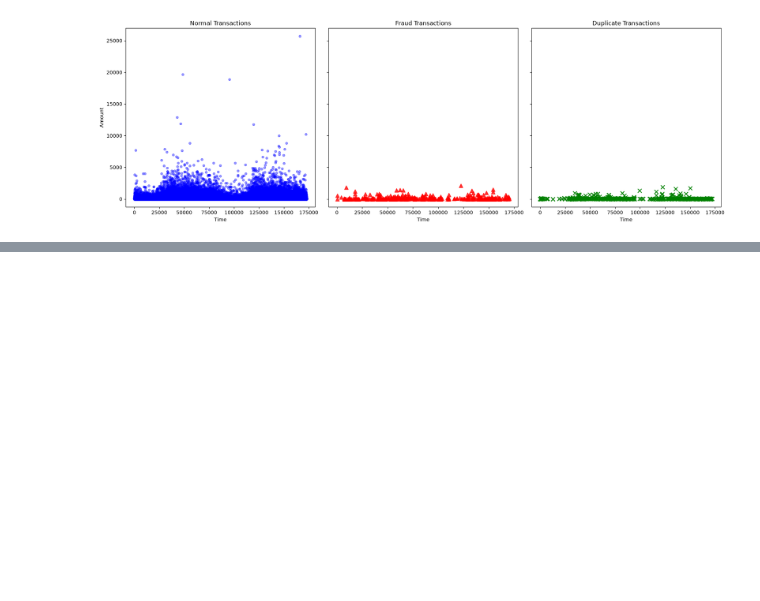
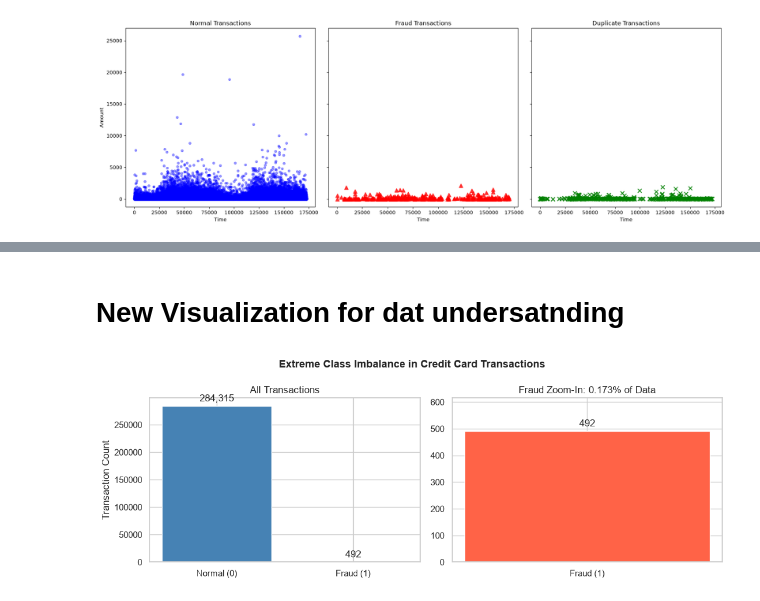
Before and after one commit to tankajoshi122/credit-card-fraud-extreme-imbalance, a Jupyter notebook: notebooks/01_data_understanding_eda.ipynb, the cells around one changed output, grey strips where cells are left out. Saved outputs shown, nothing was run; the diff lists cells and outputs as text; code cells hidden in the pictures; blank space fills up the shorter version.

```diff
--- a/notebooks/01_data_understanding_eda.ipynb
+++ b/notebooks/01_data_understanding_eda.ipynb
@@ -338,0 +574,35 @@ hello
+# %% [markdown]
+# New  Visualization for dat undersatnding
+# %%
+import matplotlib.pyplot as plt
+
+# Count normal and fraud transactions
+counts = df["Class"].value_counts()
+normal = counts[0]
+fraud = counts[1]
+total = normal + fraud
+
+fig, axes = plt.subplots(1, 2, figsize=(11, 4))
+
+# Chart 1: Original class distribution
+bars = axes[0].bar(
+    ["Normal (0)", "Fraud (1)"],
+    [normal, fraud],
+    color=["steelblue", "tomato"]
+)
+axes[0].bar_label(bars, labels=[f"{normal:,}", f"{fraud:,}"], padding=3)
+axes[0].set_title("All Transactions")
+axes[0].set_ylabel("Transaction Count")
+
+# Chart 2: Zoom in on fraud
+bars = axes[1].bar(["Fraud (1)"], [fraud], color="tomato", width=0.4)
+axes[1].bar_label(bars, labels=[f"{fraud:,}"], padding=3)
+axes[1].set_ylim(0, fraud * 1.25)
+axes[1].set_title(f"Fraud Zoom-In: {fraud/total:.3%} of Data")
+
+plt.suptitle("Extreme Class Imbalance in Credit Card Transactions",
+             fontsize=13, fontweight="bold")
+plt.tight_layout()
+plt.show()
+# %% [output]
+[figure, added]
```
Also changed, not shown: parts of 11 cells of this notebook, 5 other files.
